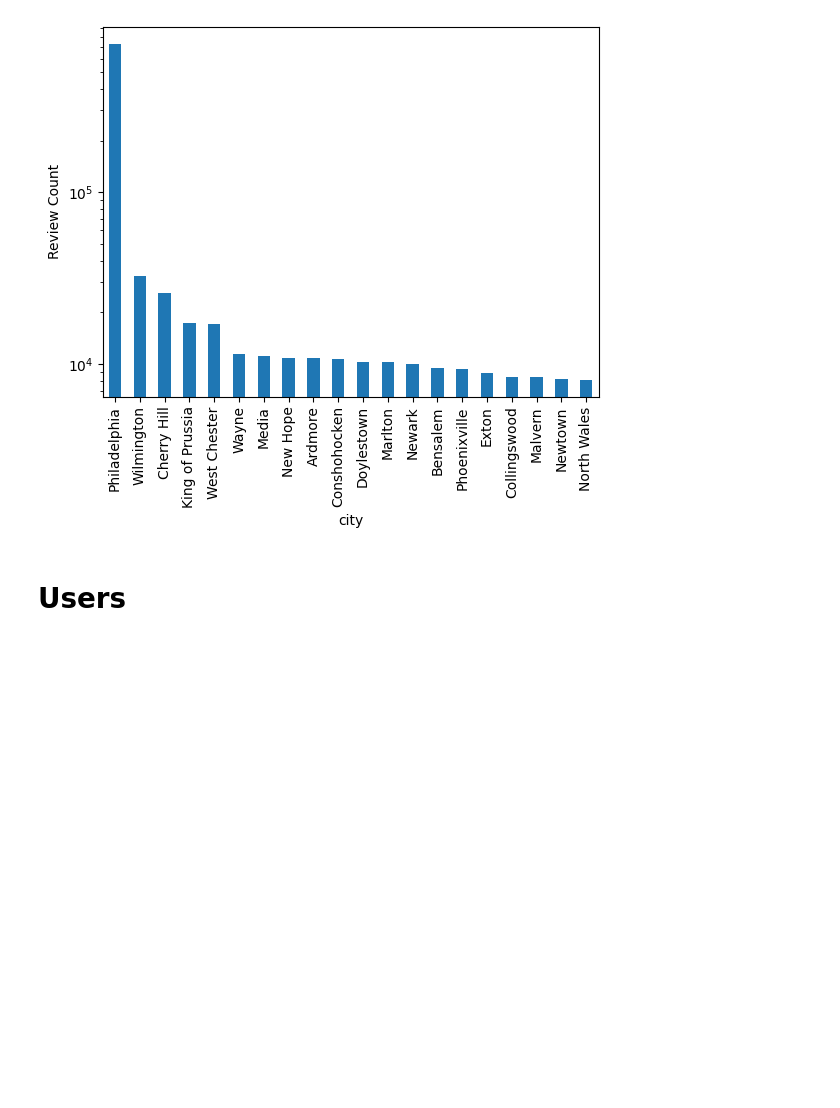
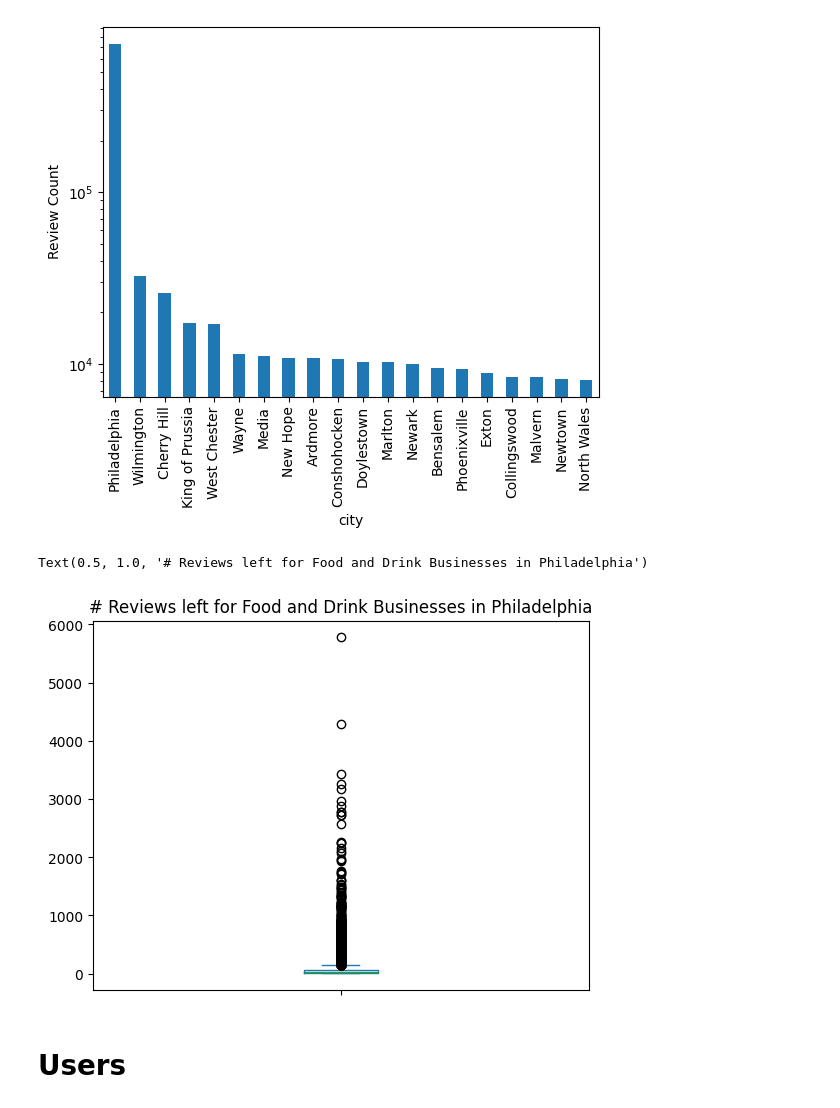
Before and after one commit to bblank70/YELP-EDA, a Jupyter notebook: YelpEDA.ipynb, the cells around one changed output. Drawn from its saved outputs; the diff is of its cells as text; code cells hidden in the pictures; blank space fills up the shorter version.

```diff
--- a/YelpEDA.ipynb
+++ b/YelpEDA.ipynb
@@ -34,27 +32,2 @@ phillylong = -75.1652
 # %% [markdown]
 # Businesses
-# %%
-def SelectRestaurants(filepath, colname, selectlist):
-    alldata = pd.read_json(filepath, lines=True)
-    alldata.dropna(subset=[colname], inplace=True)
-    alldata[colname] = alldata[colname].str.lower()
-    finalDF = pd.DataFrame()
-    for i in selectlist:
-        tempdf = alldata[alldata[colname].str.contains(i)]
-        finalDF = pd.concat([finalDF,tempdf], ignore_index=True, axis=0)
-    finalDF = finalDF.drop_duplicates(subset=['business_id'])
-    return finalDF
-
-FoodAndDrink = SelectRestaurants(filepath=bdatafilepath, colname='categories', selectlist=businesscats)
-FoodAndDrink['PhiDistance'] = FoodAndDrink.apply(lambda x: distance.distance((x['latitude'],x['longitude']),(phillylat,phillylong)).miles, axis=1)
-
-FoodAndDrink = FoodAndDrink[FoodAndDrink.PhiDistance <50]
-attrs = pd.json_normalize(FoodAndDrink['attributes'])
-extractcols= ['RestaurantsDelivery','RestaurantsReservations', 'RestaurantsTakeOut', 'DriveThru', 'RestaurantsTableService',  'RestaurantsCounterService', 'OutdoorSeating',  'Alcohol', 'Ambience', 'RestaurantsAttire', 'BusinessParking']
-attrs = attrs[extractcols]
-
-FDcols = FoodAndDrink.columns.tolist()
-acols = attrs.columns.tolist()
-for a in acols:
-    FDcols.append(a)
-FoodAndDrink.drop(['hours', 'attributes'], inplace=True,axis=1)
@@ -92,4 +48,11 @@ plt.yscale('log')
 # %% [output]
 [figure]
+# %%
+BusinessReviewCount = FoodAndDrink.groupby(['business_id', 'longitude', 'latitude']).size().sort_values(ascending=False)
+BusinessReviewCount.plot.box()
+plt.title("# Reviews left for Food and Drink Businesses in Philadelphia")
+# %% [output]
+Text(0.5, 1.0, '# Reviews left for Food and Drink Businesses in Philadelphia')
+[figure, added]
 # %% [markdown]
 # Users
```
Also changed, not shown: parts of 26 cells of this notebook, 1 other file.
